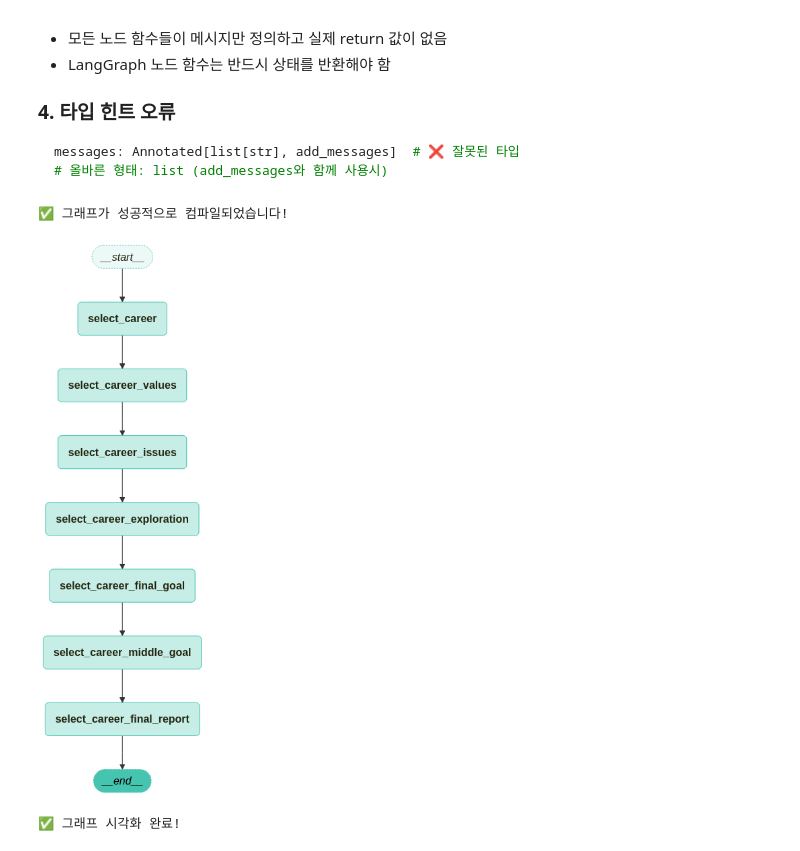
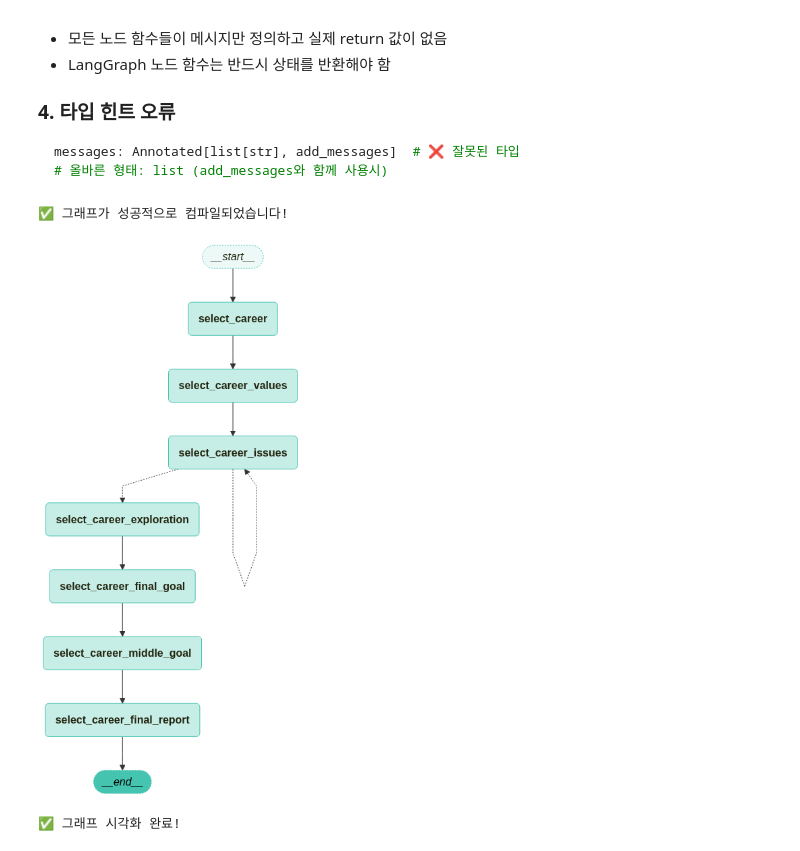
Before and after one commit to uttank/langchain-kr, a Jupyter notebook: practice/pseudo.ipynb, the cells around one changed output. Cells and saved outputs as stored; diff of their text form; code cells hidden in the pictures.

```diff
--- a/practice/pseudo.ipynb
+++ b/practice/pseudo.ipynb
@@ -194,6 +338,7 @@ from langchain_teddynote.graphs import visualize_graph
 ###### STEP 1. 상태(State) 정의 - 수정됨 ######
 class CareerState(TypedDict):
     step_state: Annotated[str, "단계 상태"]
+    is_react: Annotated[bool, "React 여부, 기본값은 False"]
     career: Annotated[str, "학생이 선택한 직업"]
     career_values: Annotated[list[str], "직업에 대한 가치관, 다중 선택 가능"]
     career_issues: Annotated[list[str], "직업에 대한 이슈, 다중 선택 가능"]
@@ -276,6 +421,16 @@ def select_career_final_report(state: CareerState) -> CareerState:
         "career_final_report": "AI 개발자 진로 탐구 보고서 완성",  # 예시 값
         "messages": state.get("messages", []) + ["최종 보고서를 작성했습니다."]
     }
+
+def route_tools(state: CareerState) -> str:
+    """도구 라우팅 함수"""
+    print("🔄 도구 라우팅")
+    # 도구 라우팅 로직을 여기에 추가
+    if is_react := state.get("is_react", True):
+        # is_react 값을 False 로 설정
+        state["is_react"] = False
+        return "select_career_issues"
+    return "select_career_exploration"
 # %%
 ###### STEP 3. 그래프(Graph) 정의, 노드 추가 - 수정됨 ######
 # 그래프 생성
@@ -290,35 +445,41 @@ graph_builder.add_node("select_career_final_goal", select_career_final_goal)
 graph_builder.add_node("select_career_middle_goal", select_career_middle_goal)  # ✅ 오타 수정
 graph_builder.add_node("select_career_final_report", select_career_final_report)
 
+graph_builder.add_conditional_edges(
+    source="select_career_issues",  # ✅ 노드 이름 일치
+    path=route_tools,
+    # route_tools 의 반환값이 "tools" 인 경우 "tools" 노드로, 그렇지 않으면 END 노드로 라우팅
+    path_map={"select_career_issues": "select_career_issues", "select_career_exploration": "select_career_exploration"},
+)
 ###### STEP 4. 그래프 엣지(Edge) 추가 - 수정됨 ######
 # 시작 노드에서 직업 선택 노드로의 엣지 추가
 graph_builder.add_edge(START, "select_career")  # ✅ 오타 수정
 
 # 순차적 연결 - 모든 노드 이름 일치시킴
 graph_builder.add_edge("select_career", "select_career_values")  # ✅ 수정
 graph_builder.add_edge("select_career_values", "select_career_issues")  # ✅ 일치
-graph_builder.add_edge("select_career_issues", "select_career_exploration")  # ✅ 일치
+#graph_builder.add_edge("select_career_issues", "select_career_exploration")  # ✅ 일치
 graph_builder.add_edge("select_career_exploration", "select_career_final_goal")  # ✅ 일치
 graph_builder.add_edge("select_career_final_goal", "select_career_middle_goal")  # ✅ 수정
 graph_builder.add_edge("select_career_middle_goal", "select_career_final_report")  # ✅ 수정
 graph_builder.add_edge("select_career_final_report", END)  # ✅ 일치
 
 ###### STEP 5. 그래프 컴파일(compile) ######
 # 그래프 컴파일
 graph = graph_builder.compile()
 print("✅ 그래프가 성공적으로 컴파일되었습니다!")
 
 ###### STEP 6. 그래프 시각화 ######
 # 그래프 시각화
 try:
     visualize_graph(graph)
     print("✅ 그래프 시각화 완료!")
 except Exception as e:
     print(f"⚠️ 시각화 오류: {e}")
     print("하지만 그래프는 정상적으로 작동합니다.")
 # %% [output]
 ✅ 그래프가 성공적으로 컴파일되었습니다!
-[figure, old version]
+[figure, new version]
 ✅ 그래프 시각화 완료!
 # %%
 ###### STEP 7. 그래프 실행 테스트 ######
```
Also changed, not shown: parts of 10 cells of this notebook.
